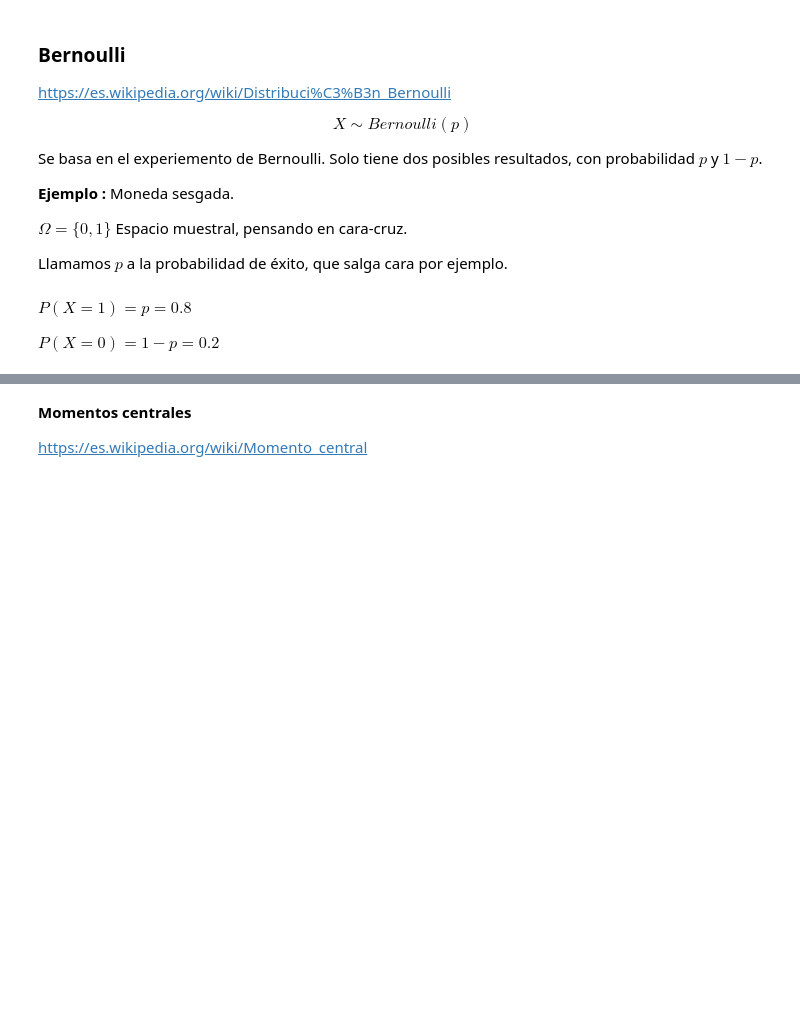
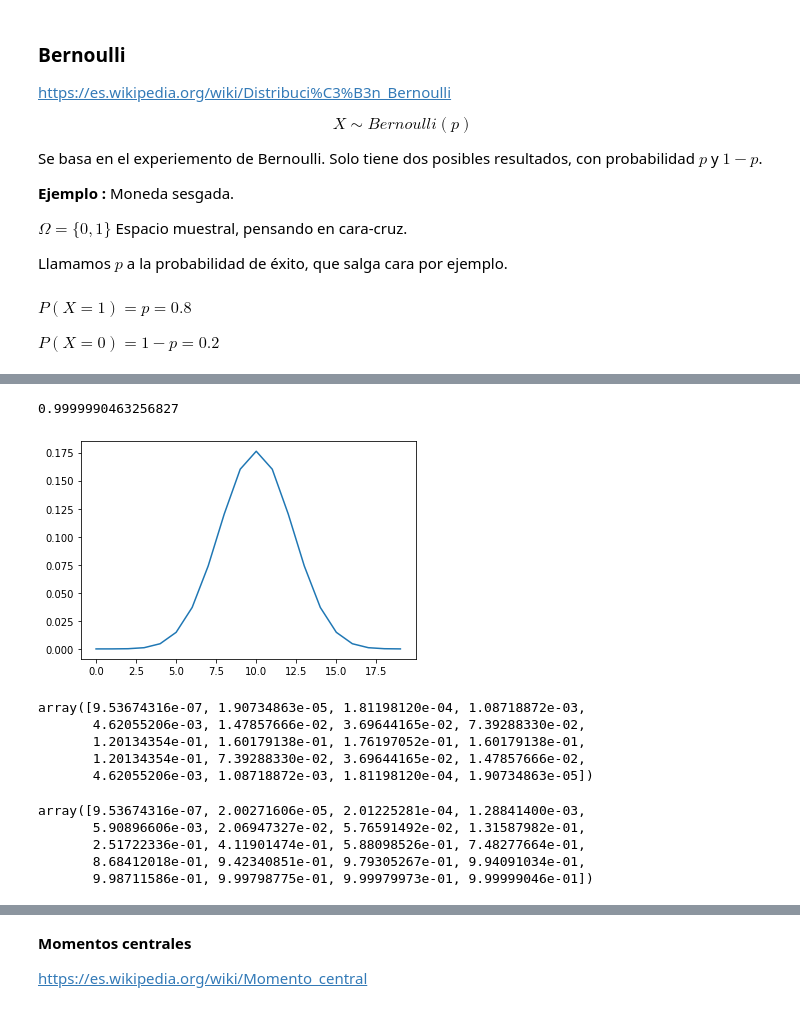
Before and after one commit to YonatanRA/ds_tb_part_21_09, a Jupyter notebook: 02-Data_Analysis/8.2 - Distribuciones Discretas.ipynb, the cells around one changed output, grey strips where cells are left out. Drawn from its saved outputs; the diff is of its cells as text; code cells hidden in the pictures; blank space fills up the shorter version.

Commit message:
intro probabilidad

```diff
--- a/02-Data_Analysis/8.2 - Distribuciones Discretas.ipynb
+++ b/02-Data_Analysis/8.2 - Distribuciones Discretas.ipynb
@@ -55,0 +108,25 @@ $\Omega = \{0, 1, 2, 3, ..., N-1, N\}$
+# %%
+x=[i for i in range(20)]                # nº de exitos
+y=[binom.pmf(x, 20, 0.5) for x in x]    # su prob
+
+plt.plot(x, y);
+sum(y)
+# %% [output]
+0.9999990463256827
+[figure, added]
+# %%
+binom.pmf(x, 20, 0.5)  # probabilidad
+# %% [output]
+array([9.53674316e-07, 1.90734863e-05, 1.81198120e-04, 1.08718872e-03,
+       4.62055206e-03, 1.47857666e-02, 3.69644165e-02, 7.39288330e-02,
+       1.20134354e-01, 1.60179138e-01, 1.76197052e-01, 1.60179138e-01,
+       1.20134354e-01, 7.39288330e-02, 3.69644165e-02, 1.47857666e-02,
+       4.62055206e-03, 1.08718872e-03, 1.81198120e-04, 1.90734863e-05])
+# %%
+binom.cdf(x, 20, 0.5)  # probabilidad acumulada
+# %% [output]
+array([9.53674316e-07, 2.00271606e-05, 2.01225281e-04, 1.28841400e-03,
+       5.90896606e-03, 2.06947327e-02, 5.76591492e-02, 1.31587982e-01,
+       2.51722336e-01, 4.11901474e-01, 5.88098526e-01, 7.48277664e-01,
+       8.68412018e-01, 9.42340851e-01, 9.79305267e-01, 9.94091034e-01,
+       9.98711586e-01, 9.99798775e-01, 9.99979973e-01, 9.99999046e-01])
```
Also changed, not shown: parts of 15 cells of this notebook.
